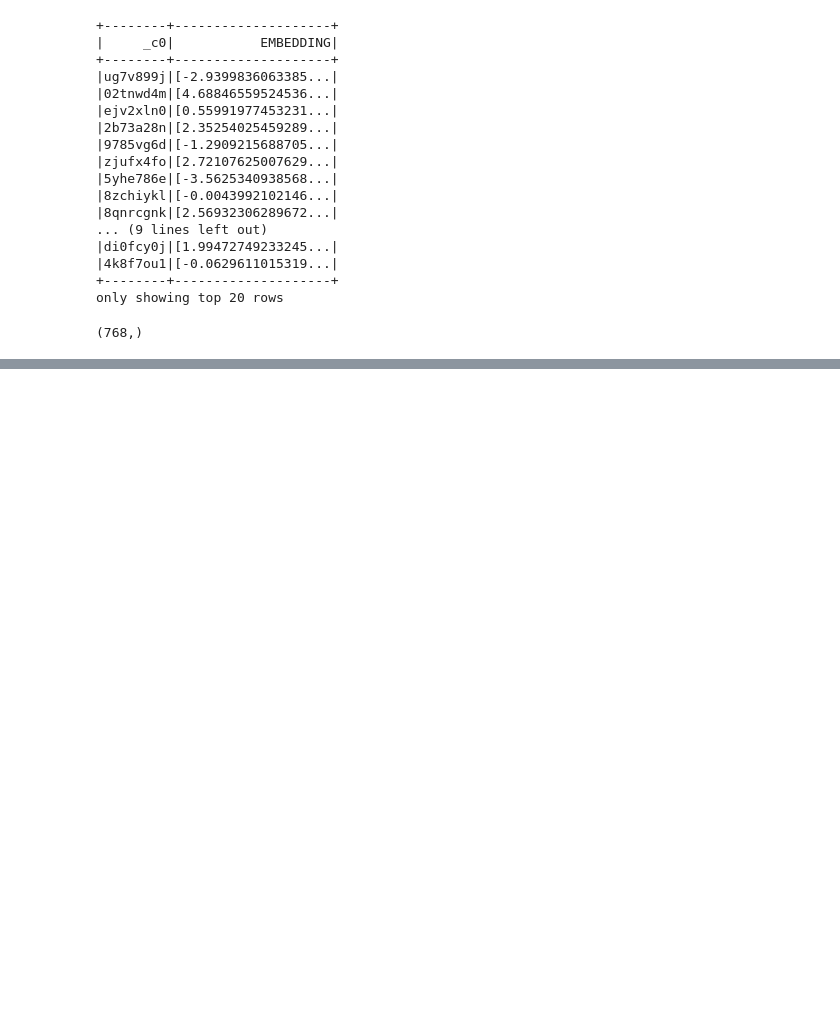
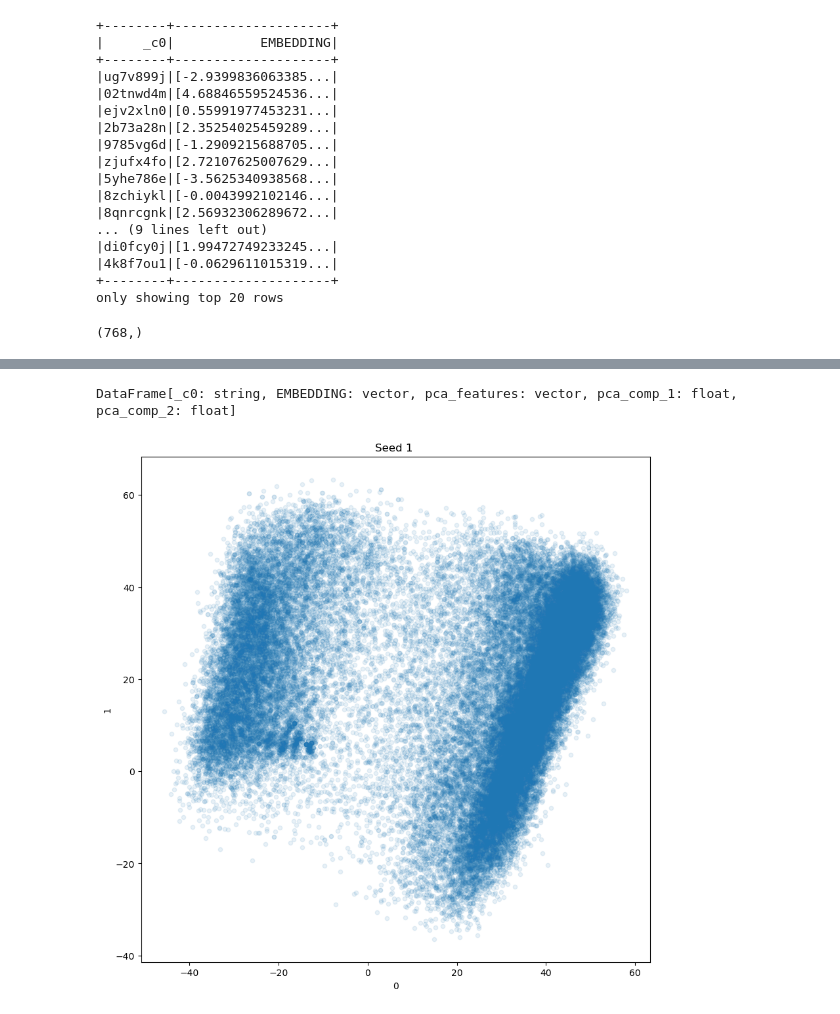
Before and after one commit to asaiyed10/cord19specter, a Jupyter notebook: exploratory_analysis/read_EMBEDDING.ipynb, the cells around one changed output, grey strips where cells are left out. Cells and saved outputs as stored; diff of their text form; code cells hidden in the pictures; blank space fills up the shorter version.

```diff
--- a/exploratory_analysis/read_EMBEDDING.ipynb
+++ b/exploratory_analysis/read_EMBEDDING.ipynb
@@ -406,0 +264,2 @@ edgelist[['authors_split','edgelist','cord_uid']].take(10)
+# %%
+result = model.transform(output)
@@ -406,0 +340,12 @@ edgelist[['authors_split','edgelist','cord_uid']].take(10)
+# %%
+from pyspark.sql.functions import udf
+from pyspark.sql.types import FloatType
+
+firstelement=f.udf(lambda v:float(v[0]),FloatType())
+secondelement=f.udf(lambda v:float(v[1]),FloatType())
+
+sample_seed_1 = sample_seed_1.withColumn("pca_comp_1", firstelement("pca_features"))
+sample_seed_1 = sample_seed_1.withColumn("pca_comp_2", secondelement("pca_features"))
+
+
+sample_seed_1.show()
@@ -406,0 +370,20 @@ edgelist[['authors_split','edgelist','cord_uid']].take(10)
+# %%
+sample_seed_1
+# %% [output]
+DataFrame[_c0: string, EMBEDDING: vector, pca_features: vector, pca_comp_1: float, pca_comp_2: float]
+# %%
+def pca_component1_2_scatter_plot(result,seed,sample_size):
+    sample_seed = result[['_c0','EMBEDDING','pca_features']].sample(sample_size,seed)
+
+    sample_seed = sample_seed.withColumn("pca_comp_1", firstelement("pca_features"))
+    sample_seed = sample_seed.withColumn("pca_comp_2", secondelement("pca_features"))
+
+    df = pd.DataFrame(sample_seed[['pca_comp_1','pca_comp_2']].collect())
+
+    df.plot.scatter(figsize=(10,10),x=0,y=1,alpha=.1,title="Seed {} ".format(seed))
+    plt.show()
+    plt.close()
+# %%
+pca_component1_2_scatter_plot(result,1,.1)
+# %% [output]
+[figure, added]
```
Also changed, not shown: parts of 54 cells of this notebook, 5 other files.
